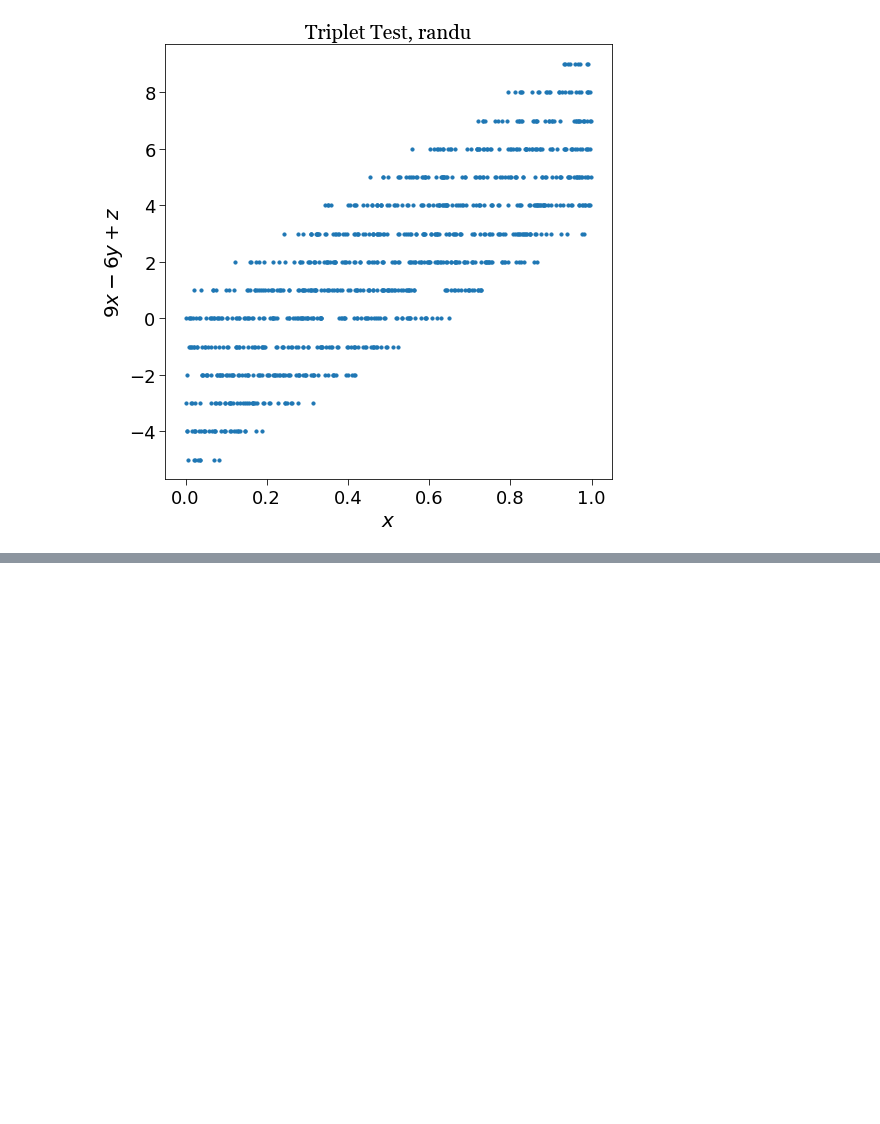
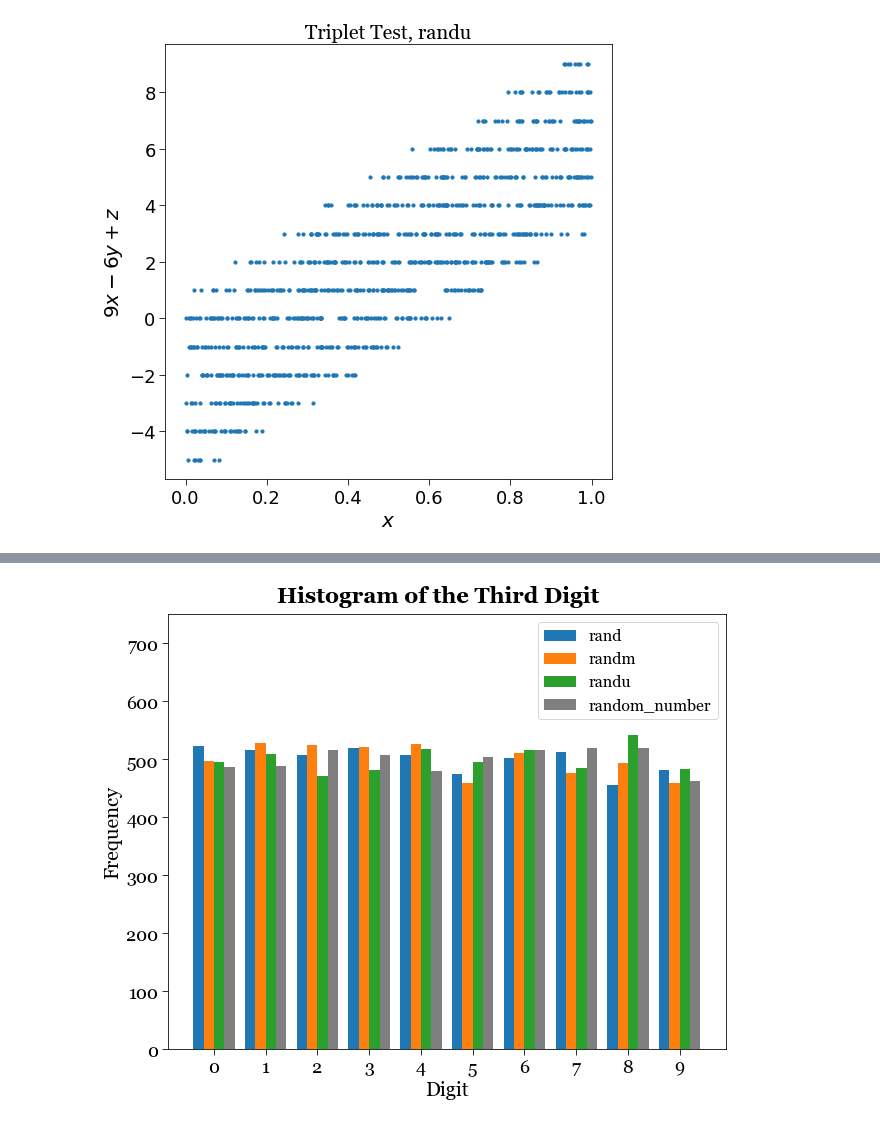
Before and after one commit to chew-in/computational_physics, a Jupyter notebook: RNG/RNG_analysis.ipynb, the cells around one changed output, grey strips where cells are left out. Saved outputs shown, nothing was run; the diff lists cells and outputs as text; code cells hidden in the pictures; blank space fills up the shorter version.

```diff
--- a/RNG/RNG_analysis.ipynb
+++ b/RNG/RNG_analysis.ipynb
@@ -403,0 +392,58 @@ plt.show()
+# %%
+data_digit = pd.read_csv('digit_test.out1', header=None, skiprows=1, names=['col1'])
+df_digit = pd.DataFrame(data_digit)
+# %%
+df_digit[['rand', 'randm', 'randu', 'random_number']] = df_digit['col1'].str.split(expand=True)
+# Convert the columns to appropriate numeric types if needed
+df_digit['rand'] = df_digit['rand'].astype(int)
+df_digit['randm'] = df_digit['randm'].astype(int)
+df_digit['randu'] = df_digit['randu'].astype(int)
+df_digit['random_number'] = df_digit['random_number'].astype(int)
+df_digit.drop(columns=['col1'], inplace=True)
+# %%
+categories = list(range(10))
+colors = [tableau_colors[0], tableau_colors[1], tableau_colors[2], tableau_colors[7]]
+
+value_counts_rand = df_digit['rand'].value_counts().sort_index()
+value_counts_randm = df_digit['randm'].value_counts().sort_index()
+value_counts_randu = df_digit['randu'].value_counts().sort_index()
+value_counts_random_number = df_digit['random_number'].value_counts().sort_index()
+# %%
+# Create an array of x positions for each category
+x = np.arange(len(categories))
+# Set the width of the bars
+bar_width = 0.2
+
+fig = plt.figure(figsize=(10, 8))
+ax = plt.gca()
+
+# Create a side-by-side bar chart
+plt.bar(x - 1.5 * bar_width, value_counts_rand, width=bar_width, \
+        label='rand', color=colors[0], align='center')
+plt.bar(x - 0.5 * bar_width, value_counts_randm, width=bar_width, \
+        label='randm', color=colors[1], align='center')
+plt.bar(x + 0.5 * bar_width, value_counts_randu, width=bar_width, \
+        label='randu', color=colors[2], align='center')
+plt.bar(x + 1.5 * bar_width, value_counts_random_number, width=bar_width, \
+        label='random_number', color=colors[3], align='center')
+
+# Customize tick sizes
+ax.tick_params(axis='both', which='major', labelsize=18, length=6)  # Adjust label size and tick length
+ax.set_ylim(0, 750)
+ax.set_xticklabels(ax.get_xticks(), fontdict=tick_font)
+ax.set_yticklabels(ax.get_yticks(), fontdict=tick_font)
+ax.xaxis.set_major_formatter(StrMethodFormatter('{x:.0f}'))
+ax.yaxis.set_major_formatter(StrMethodFormatter('{x:.0f}'))
+
+# Customize the plot (optional)
+plt.xlabel('Digit', fontdict=font)
+plt.ylabel('Frequency', fontdict=font)
+plt.gcf().set_facecolor('white')
+fig.suptitle('Histogram of the Third Digit', fontproperties=suptitle_font, y=0.93)
+plt.xticks(x, categories)
+plt.legend(loc='upper right', prop=legend_font)
+
+# Show the plot
+plt.show()
+# %% [output]
+[figure, added]
```
Also changed, not shown: parts of 4 cells of this notebook, 6 other files.
